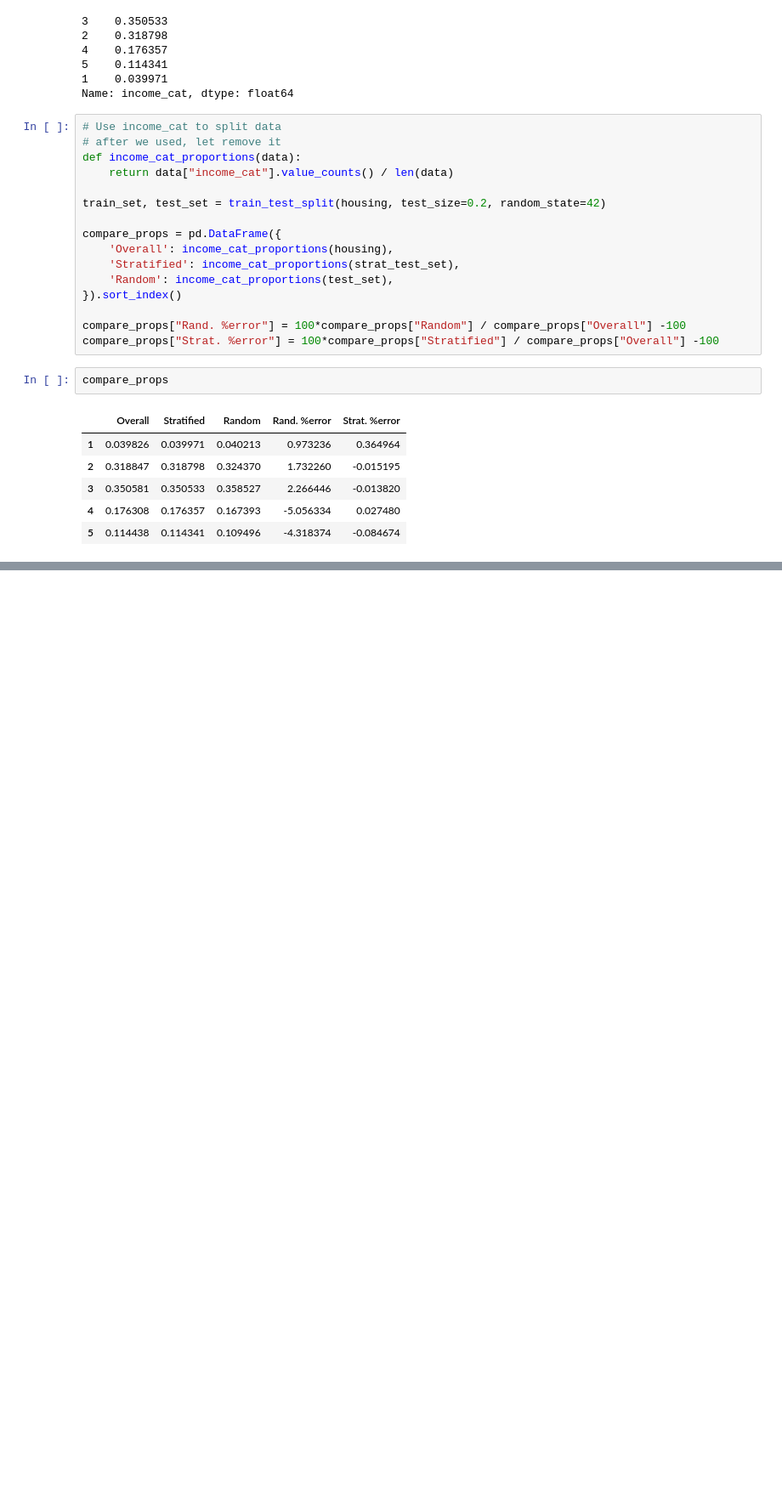
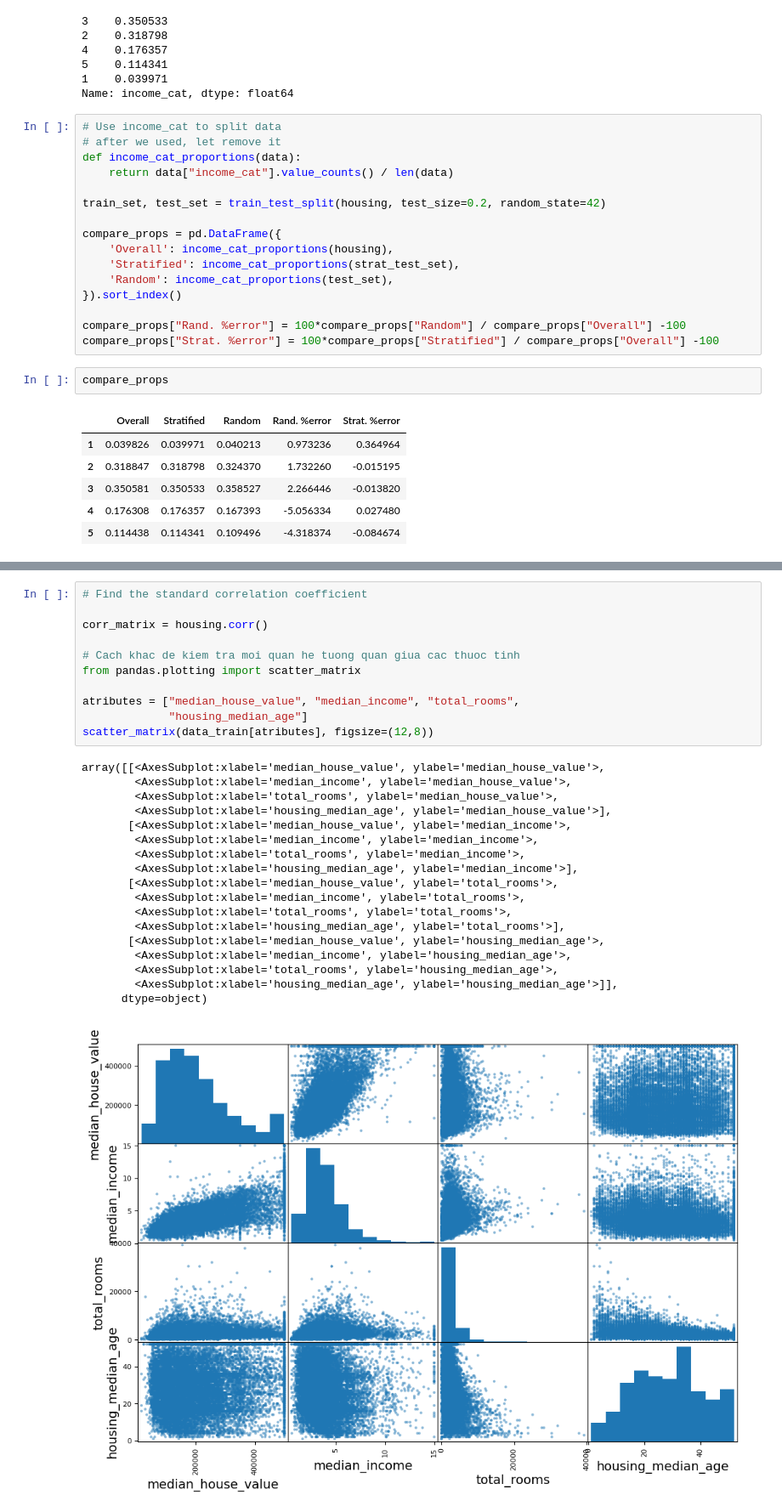
Before and after one commit to TuanAnhDuy/MachineLearning, a Jupyter notebook: 01_Landscape.ipynb, the cells around one changed output, grey strips where cells are left out. Shown at 85% size. Cells and saved outputs as stored; diff of their text form; blank space fills up the shorter version.

```diff
--- a/01_Landscape.ipynb
+++ b/01_Landscape.ipynb
@@ -257,0 +322,30 @@ compare_props
+# %%
+# Find the standard correlation coefficient
+
+corr_matrix = housing.corr()
+
+# Cach khac de kiem tra moi quan he tuong quan giua cac thuoc tinh
+from pandas.plotting import scatter_matrix
+
+atributes = ["median_house_value", "median_income", "total_rooms",
+             "housing_median_age"]
+scatter_matrix(data_train[atributes], figsize=(12,8))
+# %% [output]
+array([[<AxesSubplot:xlabel='median_house_value', ylabel='median_house_value'>,
+        <AxesSubplot:xlabel='median_income', ylabel='median_house_value'>,
+        <AxesSubplot:xlabel='total_rooms', ylabel='median_house_value'>,
+        <AxesSubplot:xlabel='housing_median_age', ylabel='median_house_value'>],
+       [<AxesSubplot:xlabel='median_house_value', ylabel='median_income'>,
+        <AxesSubplot:xlabel='median_income', ylabel='median_income'>,
+        <AxesSubplot:xlabel='total_rooms', ylabel='median_income'>,
+        <AxesSubplot:xlabel='housing_median_age', ylabel='median_income'>],
+       [<AxesSubplot:xlabel='median_house_value', ylabel='total_rooms'>,
+        <AxesSubplot:xlabel='median_income', ylabel='total_rooms'>,
+        <AxesSubplot:xlabel='total_rooms', ylabel='total_rooms'>,
+        <AxesSubplot:xlabel='housing_median_age', ylabel='total_rooms'>],
+       [<AxesSubplot:xlabel='median_house_value', ylabel='housing_median_age'>,
+        <AxesSubplot:xlabel='median_income', ylabel='housing_median_age'>,
+        <AxesSubplot:xlabel='total_rooms', ylabel='housing_median_age'>,
+        <AxesSubplot:xlabel='housing_median_age', ylabel='housing_median_age'>]],
+      dtype=object)
+[figure, added]
```
Also changed, not shown: parts of 16 cells of this notebook.
